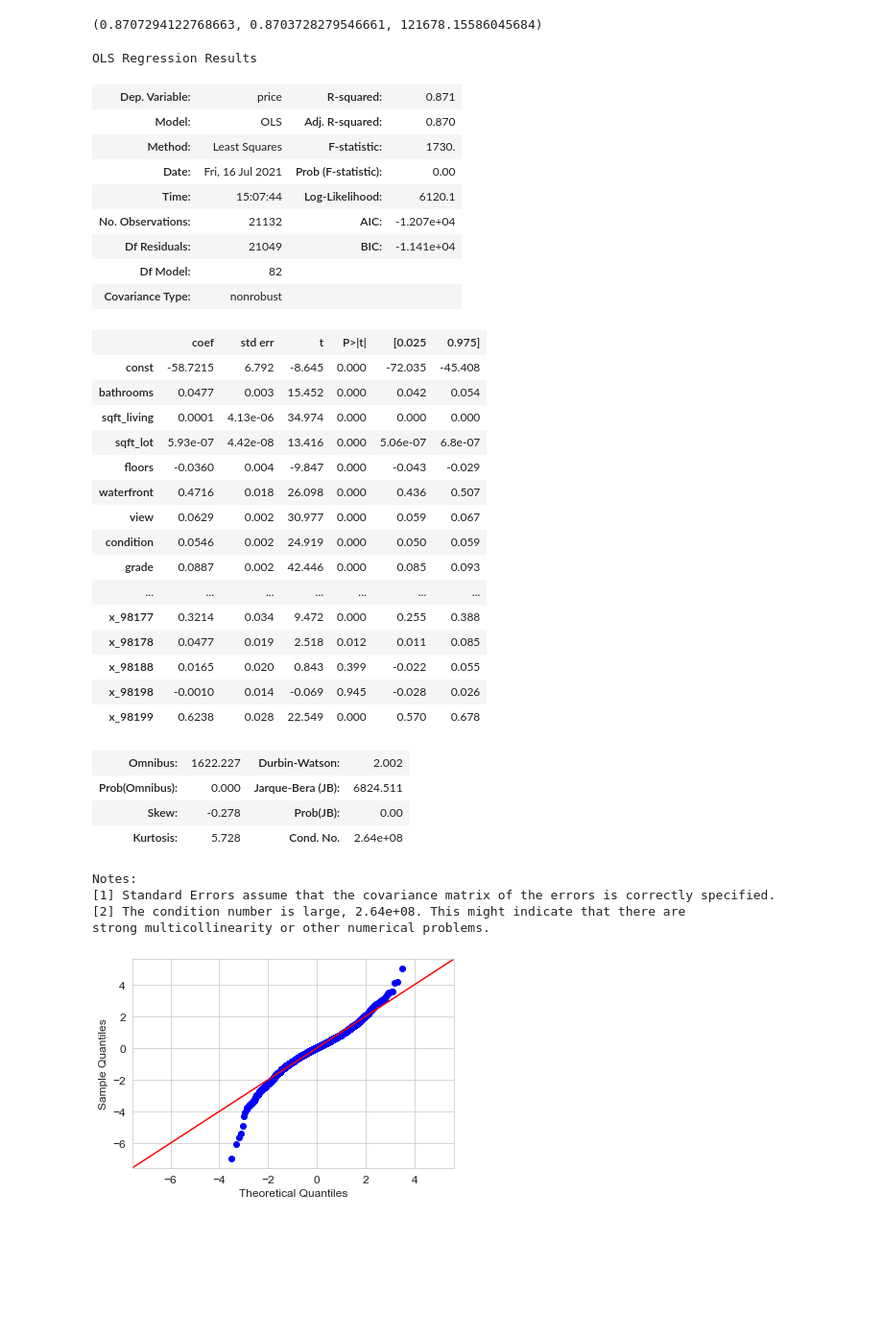
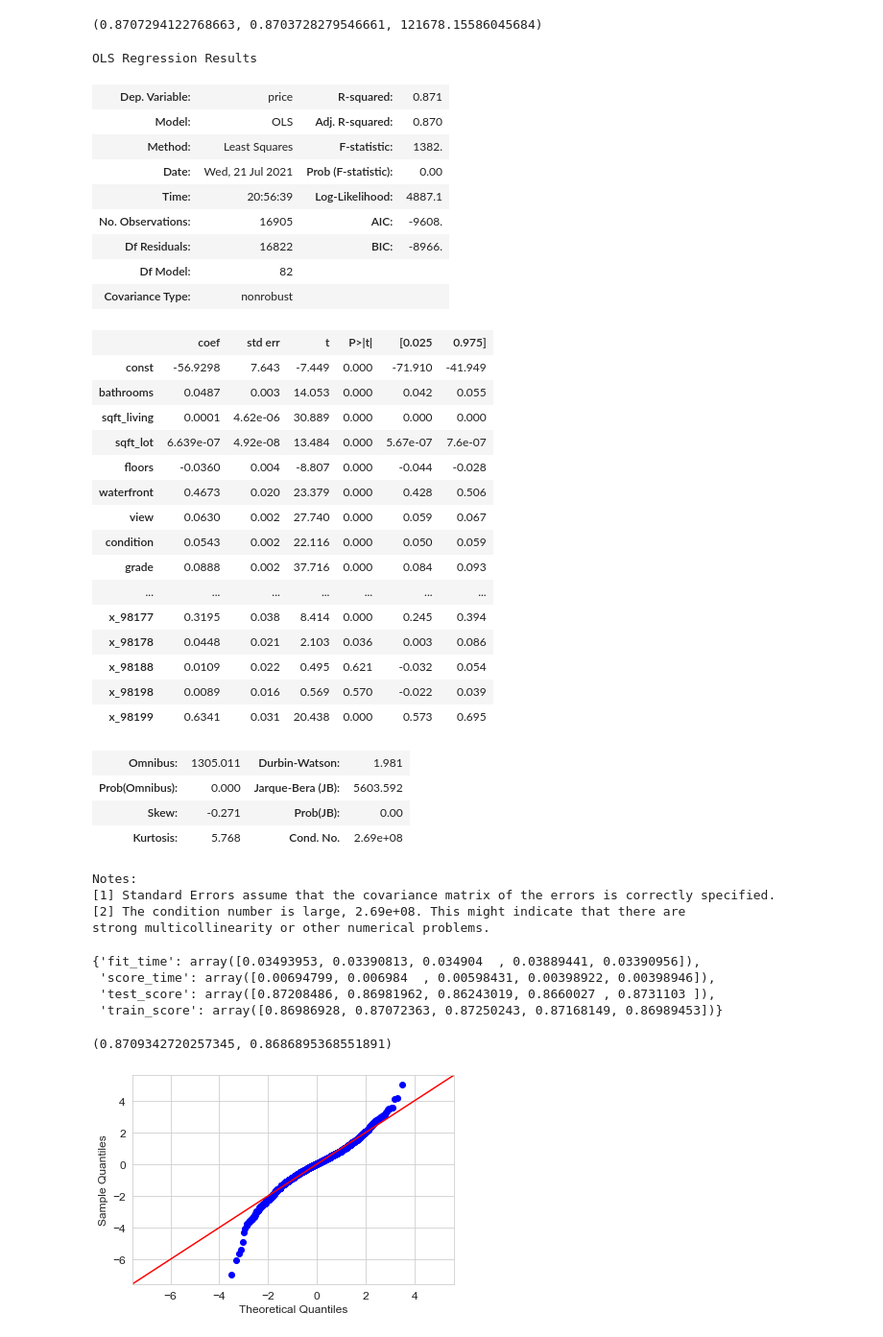
Before and after one commit to mankah/Project-2, a Jupyter notebook: Notebook.ipynb, the cells around one changed output. Shown at 96% size. Saved outputs shown, nothing was run; the diff lists cells and outputs as text; code cells hidden in the pictures; blank space fills up the shorter version.

```diff
--- a/Notebook.ipynb
+++ b/Notebook.ipynb
@@ -479,3 +479,7 @@ rmse_lr1 = mean_squared_error(y_test, pred_lr1, squared=False)
 train_score_lr1, test_score_lr1, rmse_lr1
 # %% [output]
 (0.6914587184752559, 0.6885558723559322, 168660.86272806223)
+# %%
+# Making an OLS table to check for feature significance
+X_train = sm.add_constant(X_train)
+sm.OLS(y_train, X_train).fit().summary()
@@ -551,3 +601,7 @@ rmse_lr2 = mean_squared_error(np.exp(y_test), np.exp(pred_lr2), squared=False)
 train_score_lr2, test_score_lr2, rmse_lr2
 # %% [output]
 (0.7558928001010055, 0.7516799842032745, 164378.8858748426)
+# %%
+# Making an OLS table to check for feature significance
+X_train = sm.add_constant(X_train)
+sm.OLS(y_train, X_train).fit().summary()
@@ -660,8 +760,8 @@ train_score_lr3, test_score_lr3, rmse_lr3
 (0.8707370644231548, 0.8703464138143138, 121705.58467489011)
 # %%
 # Making an OLS table to check for feature significance
-X = sm.add_constant(X)
-sm.OLS(y, X).fit().summary()
+X_train = sm.add_constant(X_train)
+sm.OLS(y_train, X_train).fit().summary()
 # %% [output]
 OLS Regression Results
 | Dep. Variable: | price | R-squared: | 0.871 |
@@ -772,42 +883,42 @@ train_score_lr4, test_score_lr4, rmse_lr4
 (0.8707294122768663, 0.8703728279546661, 121678.15586045684)
 # %%
 # Checking the OLS for values of feature significance
-X = sm.add_constant(X)
-sm.OLS(y, X).fit().summary()
+X_train = sm.add_constant(X_train)
+sm.OLS(y_train, X_train).fit().summary()
 # %% [output]
 OLS Regression Results
 | Dep. Variable: | price | R-squared: | 0.871 |
 | Model: | OLS | Adj. R-squared: | 0.870 |
-| Method: | Least Squares | F-statistic: | 1730. |
-| Date: | Fri, 16 Jul 2021 | Prob (F-statistic): | 0.00 |
-| Time: | 15:07:44 | Log-Likelihood: | 6120.1 |
-| No. Observations: | 21132 | AIC: | -1.207e+04 |
-| Df Residuals: | 21049 | BIC: | -1.141e+04 |
+| Method: | Least Squares | F-statistic: | 1382. |
+| Date: | Wed, 21 Jul 2021 | Prob (F-statistic): | 0.00 |
+| Time: | 20:56:39 | Log-Likelihood: | 4887.1 |
+| No. Observations: | 16905 | AIC: | -9608. |
+| Df Residuals: | 16822 | BIC: | -8966. |
 | Df Model: | 82 |  |  |
 | Covariance Type: | nonrobust |  |  |
 |  | coef | std err | t | P>|t| | [0.025 | 0.975] |
-| const | -58.7215 | 6.792 | -8.645 | 0.000 | -72.035 | -45.408 |
-| bathrooms | 0.0477 | 0.003 | 15.452 | 0.000 | 0.042 | 0.054 |
-| sqft_living | 0.0001 | 4.13e-06 | 34.974 | 0.000 | 0.000 | 0.000 |
-| sqft_lot | 5.93e-07 | 4.42e-08 | 13.416 | 0.000 | 5.06e-07 | 6.8e-07 |
-| floors | -0.0360 | 0.004 | -9.847 | 0.000 | -0.043 | -0.029 |
-| waterfront | 0.4716 | 0.018 | 26.098 | 0.000 | 0.436 | 0.507 |
-| view | 0.0629 | 0.002 | 30.977 | 0.000 | 0.059 | 0.067 |
-| condition | 0.0546 | 0.002 | 24.919 | 0.000 | 0.050 | 0.059 |
-| grade | 0.0887 | 0.002 | 42.446 | 0.000 | 0.085 | 0.093 |
+| const | -56.9298 | 7.643 | -7.449 | 0.000 | -71.910 | -41.949 |
+| bathrooms | 0.0487 | 0.003 | 14.053 | 0.000 | 0.042 | 0.055 |
+| sqft_living | 0.0001 | 4.62e-06 | 30.889 | 0.000 | 0.000 | 0.000 |
+| sqft_lot | 6.639e-07 | 4.92e-08 | 13.484 | 0.000 | 5.67e-07 | 7.6e-07 |
+| floors | -0.0360 | 0.004 | -8.807 | 0.000 | -0.044 | -0.028 |
+| waterfront | 0.4673 | 0.020 | 23.379 | 0.000 | 0.428 | 0.506 |
+| view | 0.0630 | 0.002 | 27.740 | 0.000 | 0.059 | 0.067 |
+| condition | 0.0543 | 0.002 | 22.116 | 0.000 | 0.050 | 0.059 |
+| grade | 0.0888 | 0.002 | 37.716 | 0.000 | 0.084 | 0.093 |
 | ... | ... | ... | ... | ... | ... | ... |
-| x_98177 | 0.3214 | 0.034 | 9.472 | 0.000 | 0.255 | 0.388 |
-| x_98178 | 0.0477 | 0.019 | 2.518 | 0.012 | 0.011 | 0.085 |
-| x_98188 | 0.0165 | 0.020 | 0.843 | 0.399 | -0.022 | 0.055 |
-| x_98198 | -0.0010 | 0.014 | -0.069 | 0.945 | -0.028 | 0.026 |
-| x_98199 | 0.6238 | 0.028 | 22.549 | 0.000 | 0.570 | 0.678 |
+| x_98177 | 0.3195 | 0.038 | 8.414 | 0.000 | 0.245 | 0.394 |
+| x_98178 | 0.0448 | 0.021 | 2.103 | 0.036 | 0.003 | 0.086 |
+| x_98188 | 0.0109 | 0.022 | 0.495 | 0.621 | -0.032 | 0.054 |
+| x_98198 | 0.0089 | 0.016 | 0.569 | 0.570 | -0.022 | 0.039 |
+| x_98199 | 0.6341 | 0.031 | 20.438 | 0.000 | 0.573 | 0.695 |
-| Omnibus: | 1622.227 | Durbin-Watson: | 2.002 |
-| Prob(Omnibus): | 0.000 | Jarque-Bera (JB): | 6824.511 |
-| Skew: | -0.278 | Prob(JB): | 0.00 |
-| Kurtosis: | 5.728 | Cond. No. | 2.64e+08 |
+| Omnibus: | 1305.011 | Durbin-Watson: | 1.981 |
+| Prob(Omnibus): | 0.000 | Jarque-Bera (JB): | 5603.592 |
+| Skew: | -0.271 | Prob(JB): | 0.00 |
+| Kurtosis: | 5.768 | Cond. No. | 2.69e+08 |
 Notes:
 [1] Standard Errors assume that the covariance matrix of the errors is correctly specified.
-[2] The condition number is large, 2.64e+08. This might indicate that there are
+[2] The condition number is large, 2.69e+08. This might indicate that there are
 strong multicollinearity or other numerical problems.
 # %%
 # Cross validate our model and find the mean of the training scores
@@ -815,9 +926,20 @@ scores_simple_4 = cross_validate(
                     lr, X_train, y_train, cv=5,
                     return_train_score=True
 )
+# %%
+scores_simple_4
+# %% [output]
+{'fit_time': array([0.03493953, 0.03390813, 0.034904  , 0.03889441, 0.03390956]),
+ 'score_time': array([0.00694799, 0.006984  , 0.00598431, 0.00398922, 0.00398946]),
+ 'test_score': array([0.87208486, 0.86981962, 0.86243019, 0.8660027 , 0.8731103 ]),
+ 'train_score': array([0.86986928, 0.87072363, 0.87250243, 0.87168149, 0.86989453])}
 # %%
 simple_4_mean = np.mean(scores_simple_4['train_score'])
 simple_4_mean_test = np.mean(scores_simple_4['test_score'])
+# %%
+simple_4_mean, simple_4_mean_test
+# %% [output]
+(0.8709342720257345, 0.8686895368551891)
 # %%
 # Checking the normal distribution of our residuals
 residuals4 = (y_test - pred_lr4)
```
Also changed, not shown: parts of 32 cells of this notebook.
